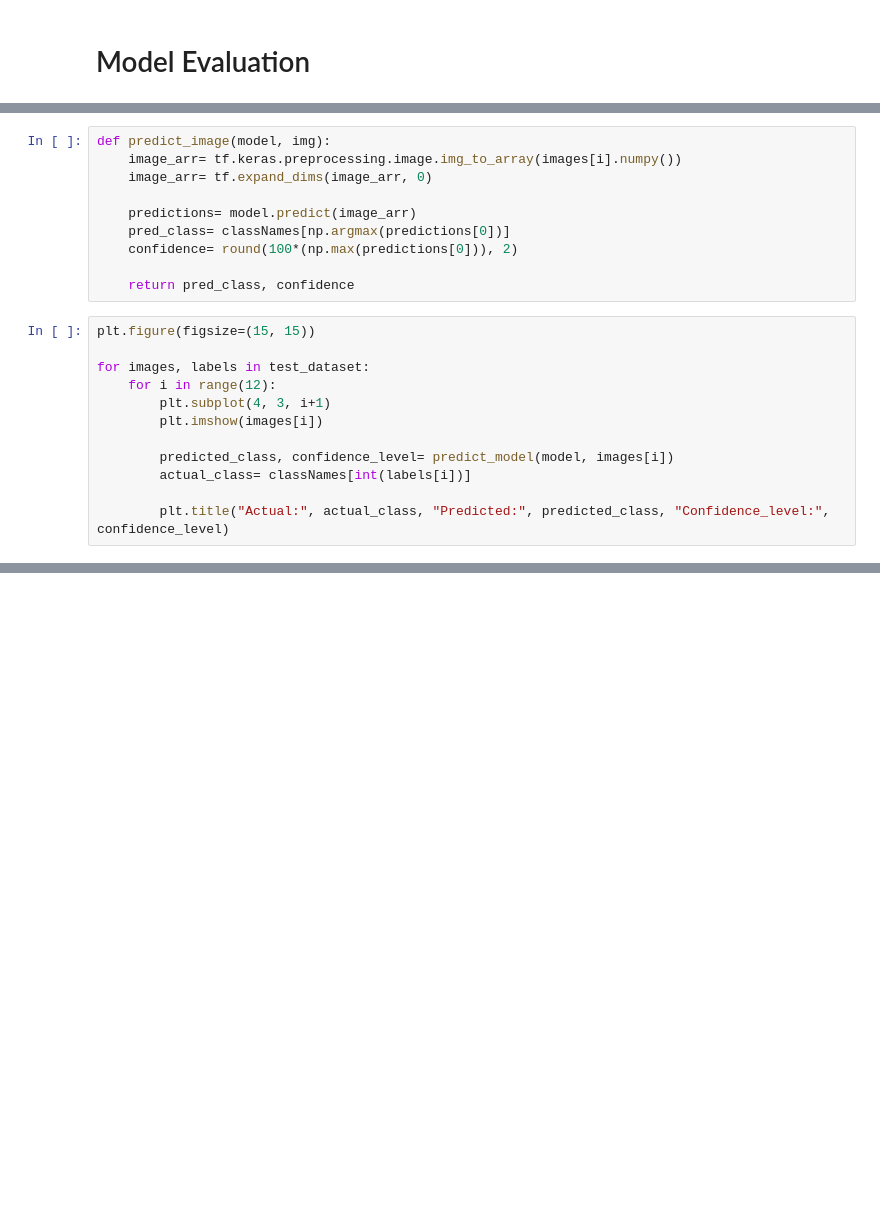
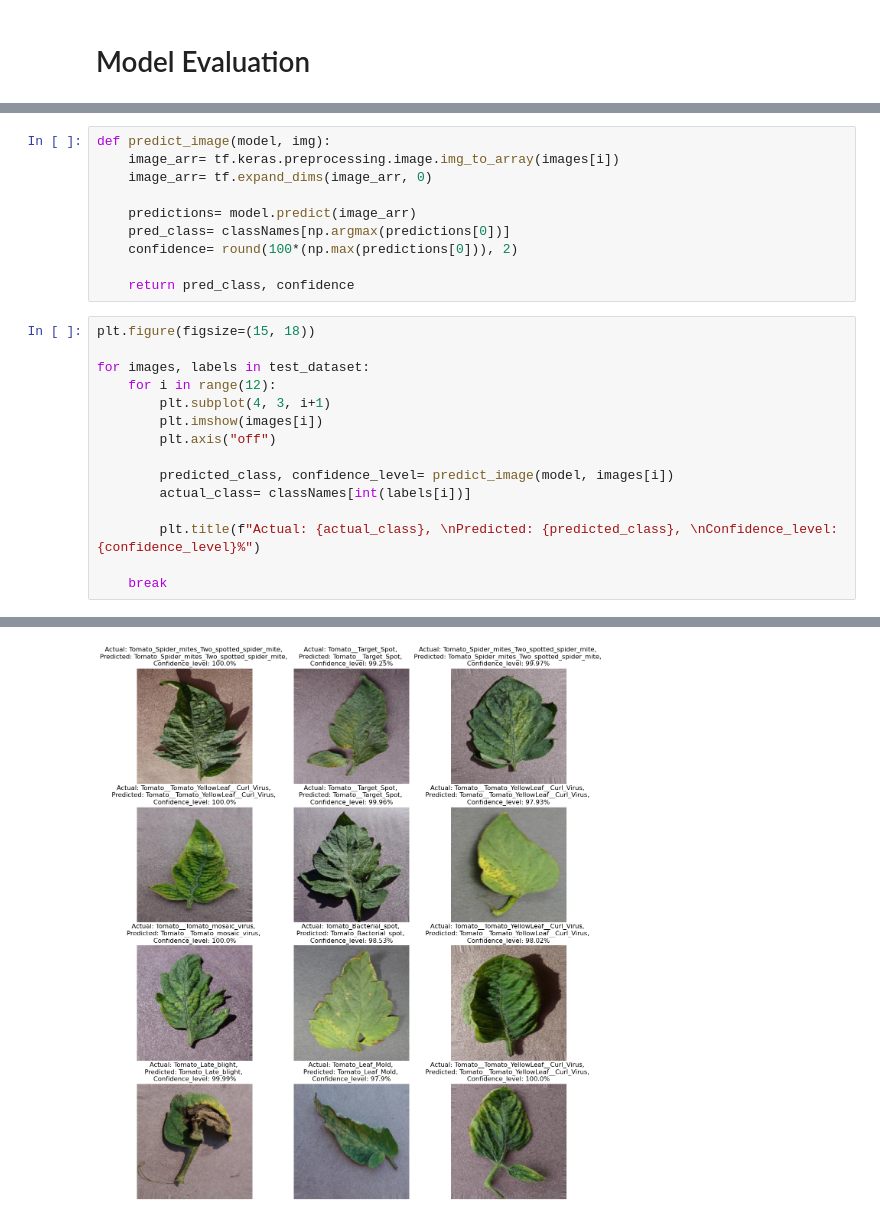
Before and after one commit to Cafffie/deep_learning, a Jupyter notebook: Tomato Disease Project.ipynb, the cells around one changed output, grey strips where cells are left out. Saved outputs shown, nothing was run; the diff lists cells and outputs as text; blank space fills up the shorter version.

```diff
--- a/Tomato Disease Project.ipynb
+++ b/Tomato Disease Project.ipynb
@@ -221,6 +229,6 @@ for image_batch, label_batch in test_dataset:
 # %%
 def predict_image(model, img):
-    image_arr= tf.keras.preprocessing.image.img_to_array(images[i].numpy())
+    image_arr= tf.keras.preprocessing.image.img_to_array(images[i])
     image_arr= tf.expand_dims(image_arr, 0)
 
     predictions= model.predict(image_arr)
@@ -228,15 +236,19 @@ def predict_image(model, img):
     confidence= round(100*(np.max(predictions[0])), 2)
 
     return pred_class, confidence
-# %%
-plt.figure(figsize=(15, 15))
-
-for images, labels in test_dataset:
-    for i in range(12):
-        plt.subplot(4, 3, i+1)
-        plt.imshow(images[i])
-
-        predicted_class, confidence_level= predict_model(model, images[i])
-        actual_class= classNames[int(labels[i])]
-
-        plt.title("Actual:", actual_class, "Predicted:", predicted_class, "Confidence_level:", confidence_level)
+# %%
+plt.figure(figsize=(15, 18))
+
+for images, labels in test_dataset:
+    for i in range(12):
+        plt.subplot(4, 3, i+1)
+        plt.imshow(images[i])
+        plt.axis("off")
+
+        predicted_class, confidence_level= predict_image(model, images[i])
+        actual_class= classNames[int(labels[i])]
+
+        plt.title(f"Actual: {actual_class}, \nPredicted: {predicted_class}, \nConfidence_level: {confidence_level}%")
+
+    break
+# %% [output]
@@ -242,0 +267 @@ for images, labels in test_dataset:
+[figure, added]
```
Also changed, not shown: parts of 6 cells of this notebook.
